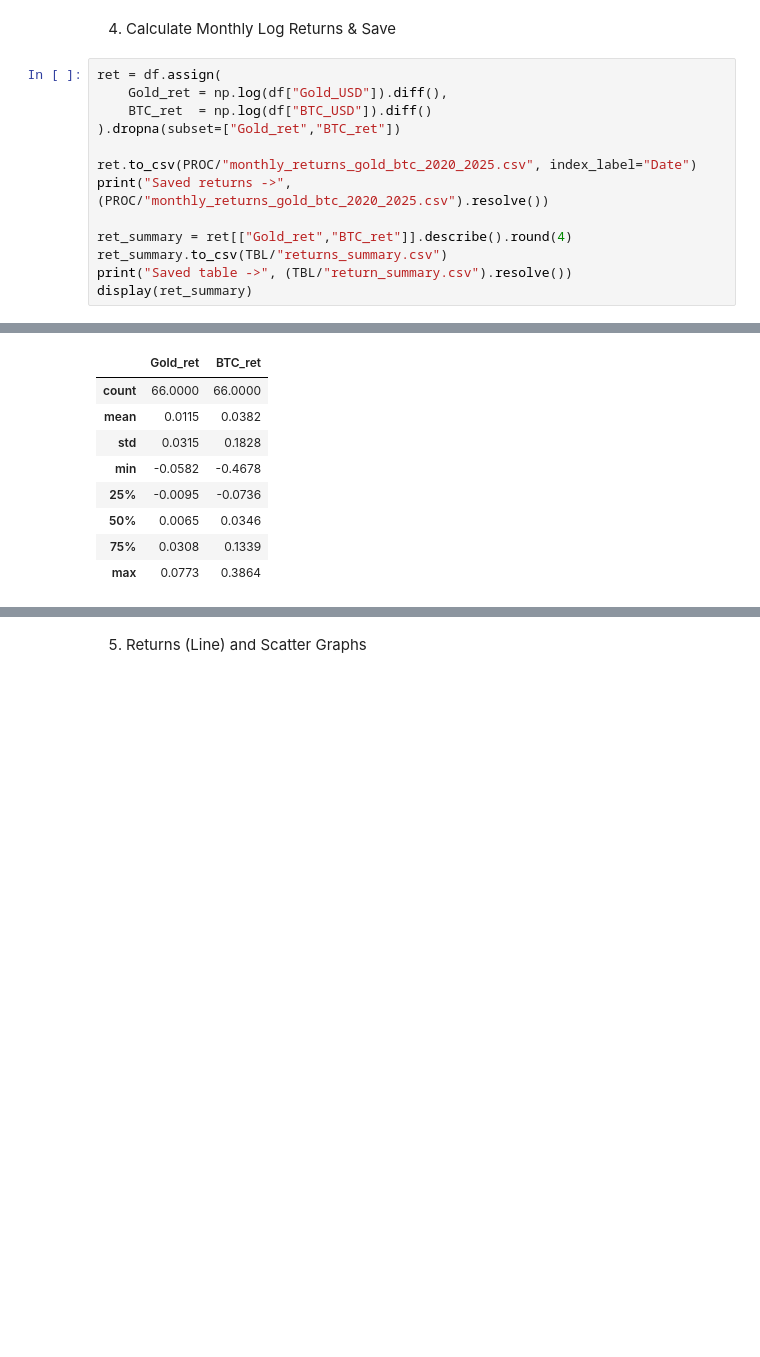
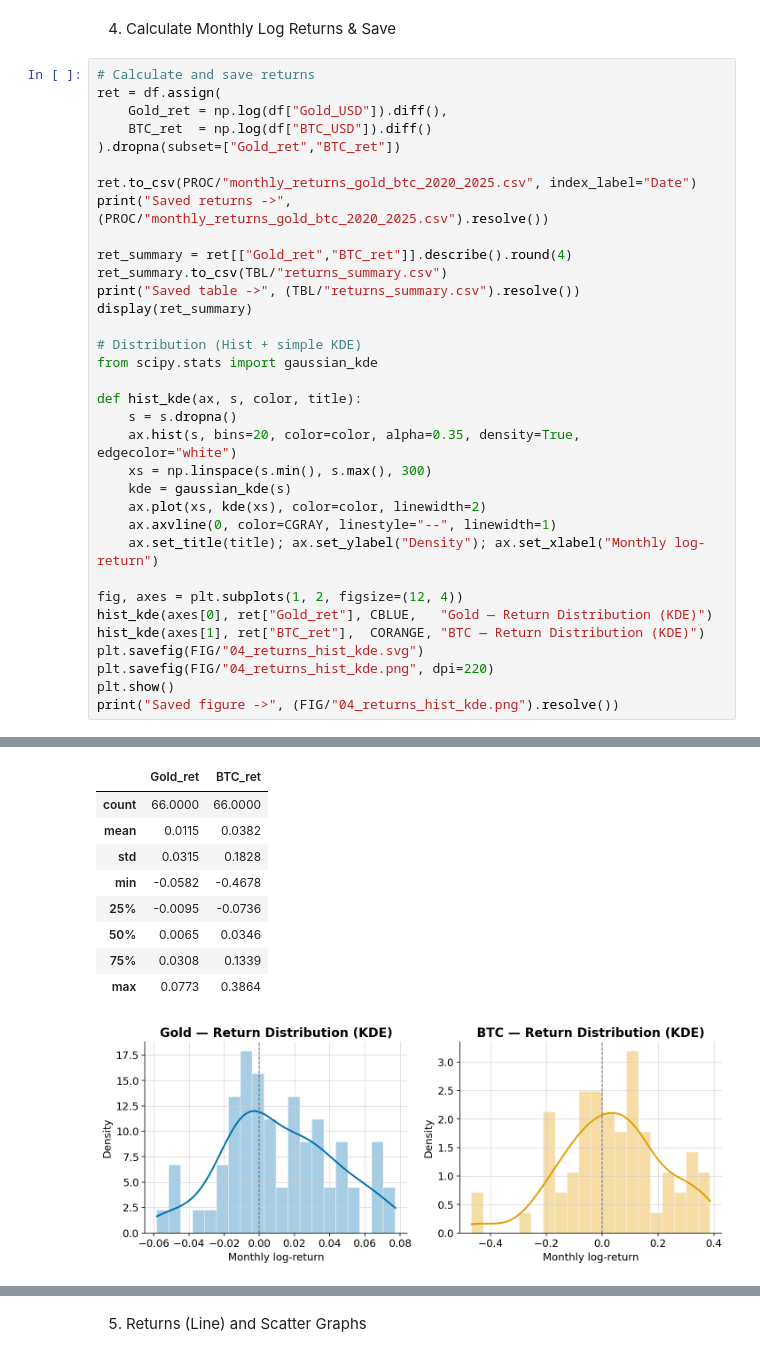
Before and after one commit to novenoandrewm/BTC-Gold-Correlation, a Jupyter notebook: notebooks/05_EDA.ipynb, the cells around one changed output, grey strips where cells are left out. Cells and saved outputs as stored; diff of their text form; blank space fills up the shorter version.

```diff
--- a/notebooks/05_EDA.ipynb
+++ b/notebooks/05_EDA.ipynb
@@ -46,6 +112,7 @@ Saved figure -> C:\Users\Noveno\OneDrive\CA1-BTC-Gold-Correlation\reports\figure
 # %% [markdown]
 4. Calculate Monthly Log Returns & Save
 # %%
+# Calculate and save returns
 ret = df.assign(
     Gold_ret = np.log(df["Gold_USD"]).diff(),
     BTC_ret  = np.log(df["BTC_USD"]).diff()
@@ -56,7 +123,27 @@ print("Saved returns ->", (PROC/"monthly_returns_gold_btc_2020_2025.csv").resolv
 
 ret_summary = ret[["Gold_ret","BTC_ret"]].describe().round(4)
 ret_summary.to_csv(TBL/"returns_summary.csv")
-print("Saved table ->", (TBL/"return_summary.csv").resolve())
+print("Saved table ->", (TBL/"returns_summary.csv").resolve())
 display(ret_summary)
+
+# Distribution (Hist + simple KDE)
+from scipy.stats import gaussian_kde
+
+def hist_kde(ax, s, color, title):
+    s = s.dropna()
+    ax.hist(s, bins=20, color=color, alpha=0.35, density=True, edgecolor="white")
+    xs = np.linspace(s.min(), s.max(), 300)
+    kde = gaussian_kde(s)
+    ax.plot(xs, kde(xs), color=color, linewidth=2)
+    ax.axvline(0, color=CGRAY, linestyle="--", linewidth=1)
+    ax.set_title(title); ax.set_ylabel("Density"); ax.set_xlabel("Monthly log-return")
+
+fig, axes = plt.subplots(1, 2, figsize=(12, 4))
+hist_kde(axes[0], ret["Gold_ret"], CBLUE,   "Gold — Return Distribution (KDE)")
+hist_kde(axes[1], ret["BTC_ret"],  CORANGE, "BTC — Return Distribution (KDE)")
+plt.savefig(FIG/"04_returns_hist_kde.svg")
+plt.savefig(FIG/"04_returns_hist_kde.png", dpi=220)
+plt.show()
+print("Saved figure ->", (FIG/"04_returns_hist_kde.png").resolve())
 # %% [output]
 Saved returns -> C:\Users\Noveno\OneDrive\CA1-BTC-Gold-Correlation\data\processed\monthly_returns_gold_btc_2020_2025.csv
@@ -64,9 +151,10 @@ Saved table -> C:\Users\Noveno\OneDrive\CA1-BTC-Gold-Correlation\reports\tables\
 |  | Gold_ret | BTC_ret |
 | count | 66.0000 | 66.0000 |
 | mean | 0.0115 | 0.0382 |
 | std | 0.0315 | 0.1828 |
 | min | -0.0582 | -0.4678 |
 | 25% | -0.0095 | -0.0736 |
 | 50% | 0.0065 | 0.0346 |
 | 75% | 0.0308 | 0.1339 |
 | max | 0.0773 | 0.3864 |
+[figure, added]
```
Also changed, not shown: parts of 5 cells of this notebook, 42 other files.
